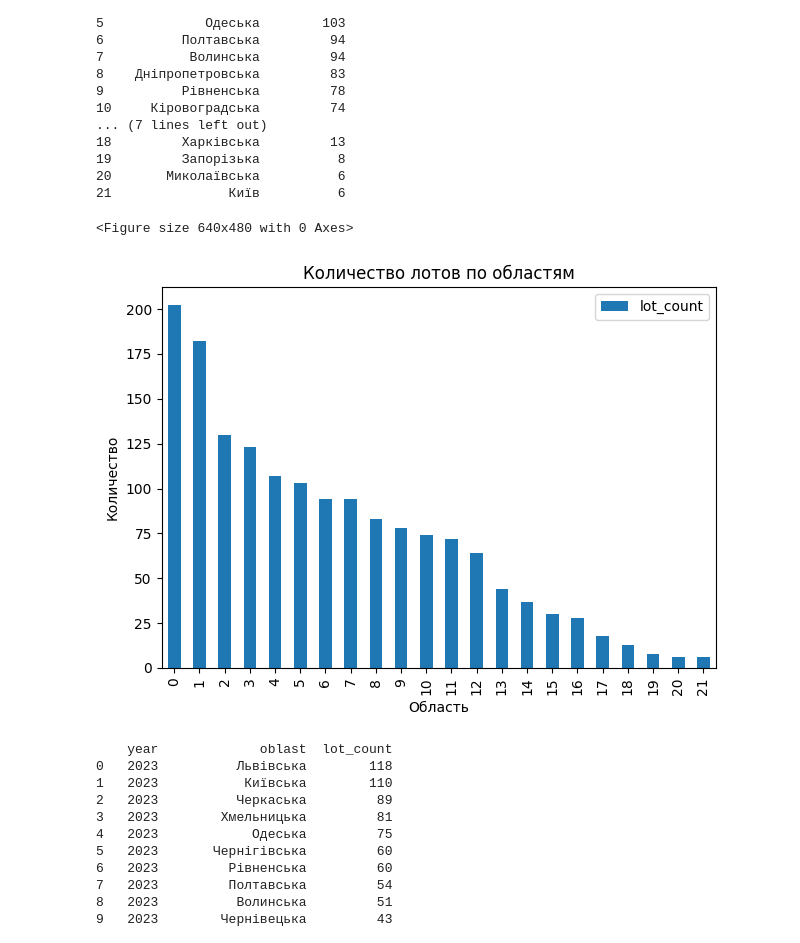
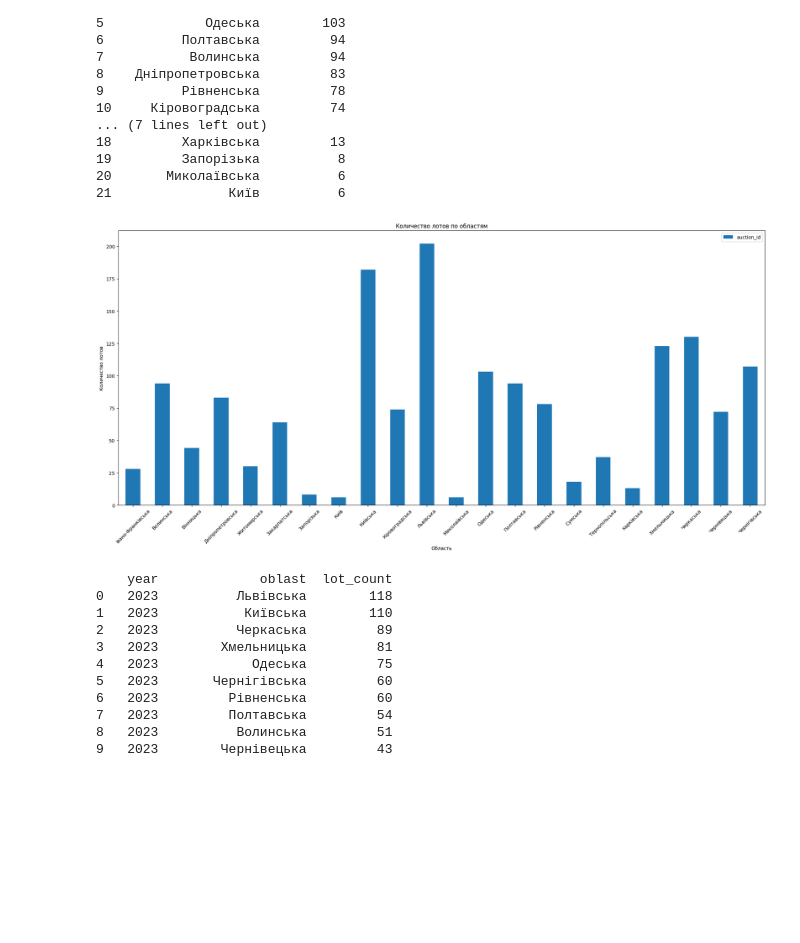
Before and after one commit to aikokass82-design/home-tasks-, a Jupyter notebook: Diplom.ipynb, the cells around one changed output. Saved outputs shown, nothing was run; the diff lists cells and outputs as text; code cells hidden in the pictures; blank space fills up the shorter version.

```diff
--- a/Diplom.ipynb
+++ b/Diplom.ipynb
@@ -76,17 +76,11 @@ auctions = pd.read_sql("SELECT * FROM auctions", engine)
 customers = pd.read_sql("SELECT * FROM customers", engine)
 classificator = pd.read_sql("SELECT * FROM classificator", engine)
 additional_classificator = pd.read_sql("SELECT * FROM additional_classificator", engine)
+df_main = auctions.merge(customers, how='left', on='customer_edrpou')
+df_main = df_main.merge(classificator, how='left', left_on='classificator', right_on='classificator_code')
+df_main = df_main.merge(additional_classificator, how='left', left_on='additional_classificator', right_on='code')
 
-df = auctions.merge(customers, how='left', on='customer_edrpou')
-
-df = df.merge(classificator, how='left', left_on='classificator', right_on='classificator_code')
-
-df = df.merge(additional_classificator, how='left', left_on='additional_classificator', right_on='code')
-
-df
-df = auctions.merge(customers, how='left', on='customer_edrpou')
-df = df.merge(classificator, how='left', left_on='classificator', right_on='classificator_code')
-df = df.merge(additional_classificator, how='left', left_on='additional_classificator', right_on='code')
+df_main['auction_date'] = pd.to_datetime(df_main['auction_date'], errors='coerce')
 # %%
 #1
 query = sqlalchemy.text("""
@@ -158,16 +153,17 @@ print(lots_count)
 20       Миколаївська          6
 21               Київ          6
 # %%
-plt.figure()
-lots_count.plot(kind='bar')
+lots_count = df_main.groupby("oblast")['auction_id'].count().reset_index()
+
+lots_count.plot(kind='bar', x='oblast', y='auction_id', figsize=(20,10))
 plt.title("Количество лотов по областям")
 plt.xlabel("Область")
-plt.ylabel("Количество")
+plt.ylabel("Количество лотов")
+plt.xticks(rotation=45)
 plt.tight_layout()
 plt.show()
 # %% [output]
-<Figure size 640x480 with 0 Axes>
-[figure, old version]
+[figure, new version]
 # %%
 #3
 query = sqlalchemy.text("""
```
Also changed, not shown: parts of 16 cells of this notebook.
